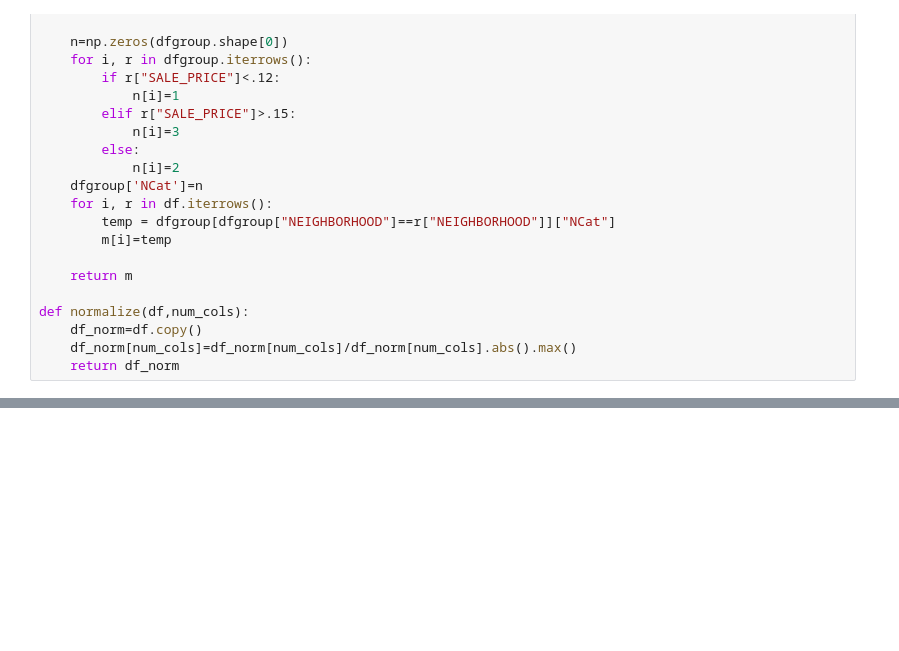
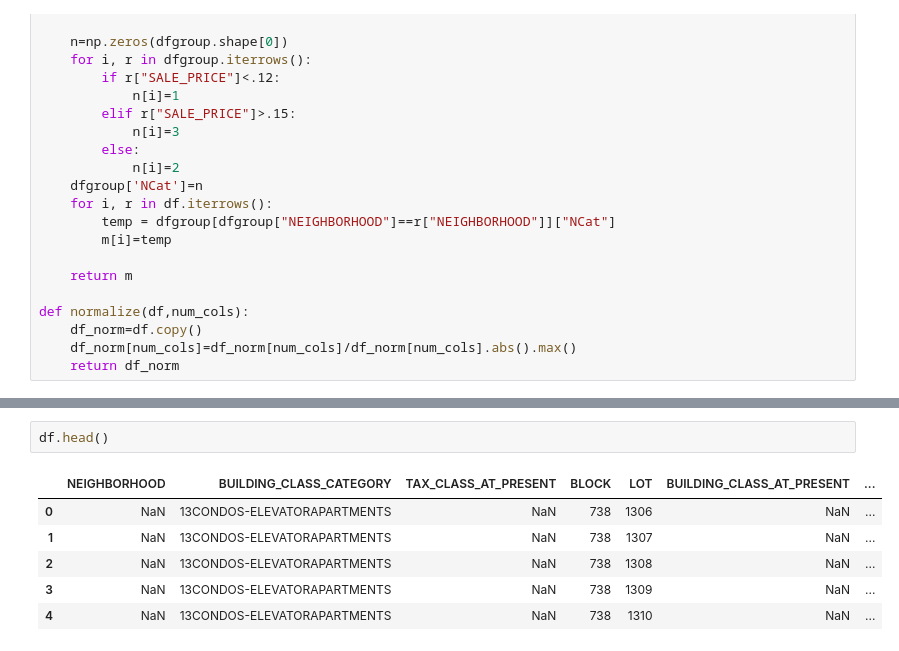
Before and after one commit to ZachLSoftware/BigData_CW, a Jupyter notebook: main_2.ipynb, the cells around one changed output, grey strips where cells are left out. Cells and saved outputs as stored; diff of their text form; blank space fills up the shorter version.

```diff
--- a/main_2.ipynb
+++ b/main_2.ipynb
@@ -234,0 +263,9 @@ R^2 score: 0.7116178096914778
+# %%
+df.head()
+# %% [output]
+|  | NEIGHBORHOOD | BUILDING_CLASS_CATEGORY | TAX_CLASS_AT_PRESENT | BLOCK | LOT | BUILDING_CLASS_AT_PRESENT | ... |
+| 0 | NaN | 13CONDOS-ELEVATORAPARTMENTS | NaN | 738 | 1306 | NaN | ... |
+| 1 | NaN | 13CONDOS-ELEVATORAPARTMENTS | NaN | 738 | 1307 | NaN | ... |
+| 2 | NaN | 13CONDOS-ELEVATORAPARTMENTS | NaN | 738 | 1308 | NaN | ... |
+| 3 | NaN | 13CONDOS-ELEVATORAPARTMENTS | NaN | 738 | 1309 | NaN | ... |
+| 4 | NaN | 13CONDOS-ELEVATORAPARTMENTS | NaN | 738 | 1310 | NaN | ... |
```
Also changed, not shown: parts of 12 cells of this notebook, 3 other files.
